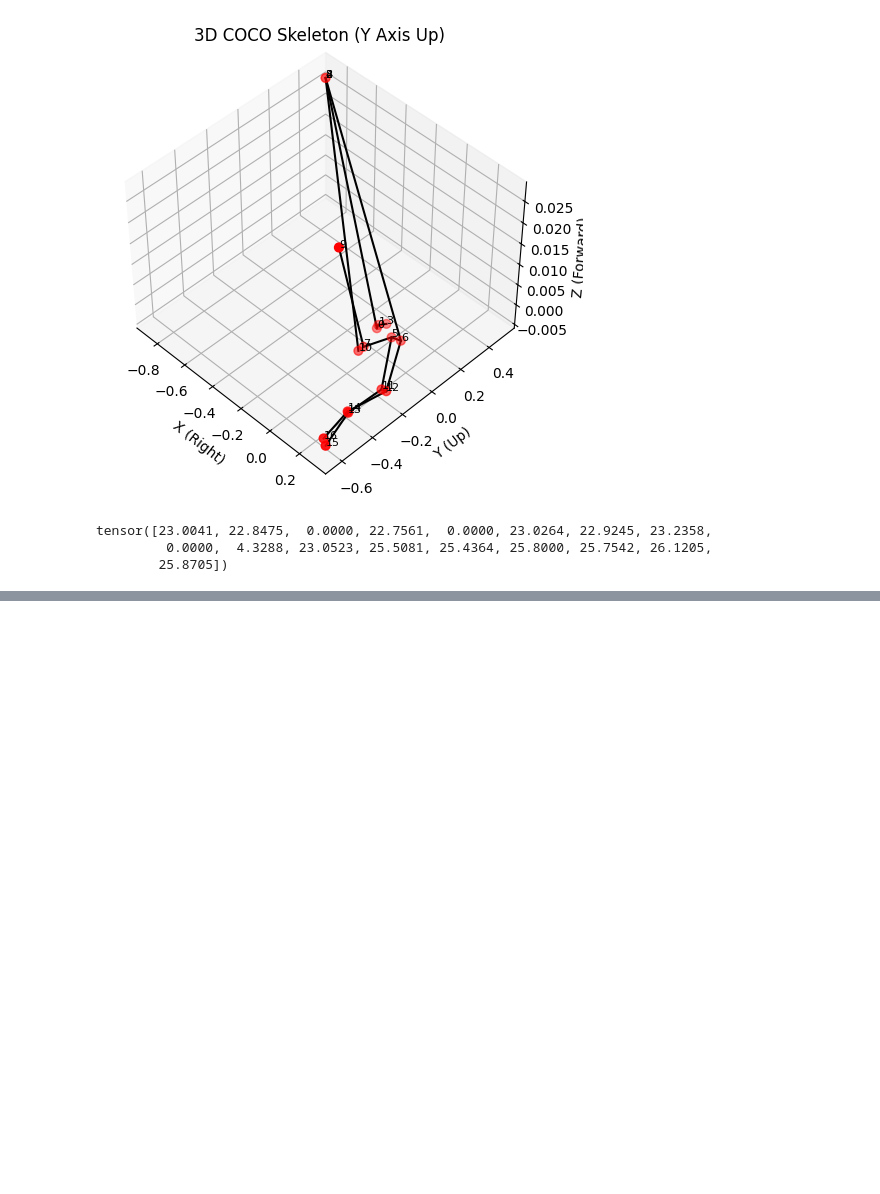
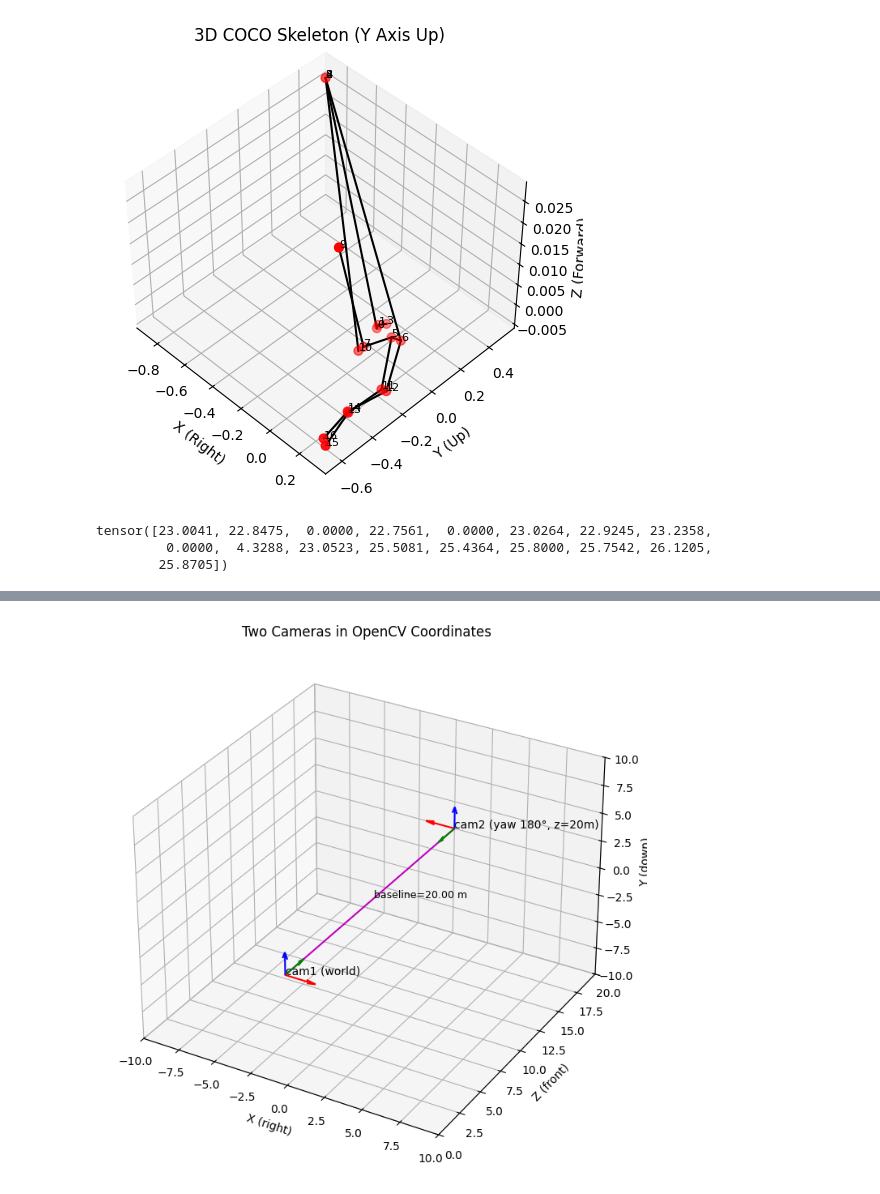
Before and after one commit to ChenKaiXuSan/Skiing_Analysis_PyTorch, a Jupyter notebook: analysis/wrold_pose.ipynb, the cells around one changed output, grey strips where cells are left out. Saved outputs shown, nothing was run; the diff lists cells and outputs as text; code cells hidden in the pictures; blank space fills up the shorter version.

```diff
--- a/analysis/wrold_pose.ipynb
+++ b/analysis/wrold_pose.ipynb
@@ -524,0 +634,91 @@ fig.show()
+# %%
+import numpy as np
+import matplotlib.pyplot as plt
+
+# ---------- Math utils ----------
+def Ry(theta):
+    c, s = np.cos(theta), np.sin(theta)
+    return np.array([[c,0,s],[0,1,0],[-s,0,c]], dtype=float)
+
+def pose_from_center_R(C, R):
+    C = np.asarray(C, dtype=float).reshape(3,1)
+    return R, -R @ C
+
+def camera_center_from_RT(R, T):
+    return (-R.T @ T).ravel()
+
+# ---------- Drawing utils ----------
+def set_equal_3d(ax, X):
+    mins = X.min(axis=0)
+    maxs = X.max(axis=0)
+    ctr  = (mins + maxs) / 2.0
+    r    = (maxs - mins).max() / 2.0
+    ax.set_xlim(ctr[0]-r, ctr[0]+r)
+    ax.set_ylim(ctr[1]-r, ctr[1]+r)
+    ax.set_zlim(ctr[2]-r, ctr[2]+r)
+
+def draw_frame(ax, R, C, scale=1.0, label=None):
+    """Draw camera axes (x=red, y=green, z=blue)."""
+    Rcw = R.T   # camera->world
+    o = np.asarray(C, float).reshape(3,)
+    axes = Rcw * scale
+    colors = ['r','g','b']
+    for i, col in enumerate(colors):
+        ax.quiver(o[0], o[1], o[2], axes[0,i], axes[1,i], axes[2,i], color=col)
+    if label:
+        ax.text(o[0], o[1], o[2], label, fontsize=10)
+
+# ---------- Input (OpenCV convention) ----------
+# Left camera = world
+R1 = np.eye(3)
+T1 = np.zeros((3,1))
+C1 = np.zeros((3,))
+
+# Right camera: at z=20m and yaw 180° (对视)
+C2_world = np.array([0,0,20.0])
+R2 = Ry(np.deg2rad(180))
+R2, T2 = pose_from_center_R(C2_world, R2)
+
+# ---------- Coordinate system conversion (OpenCV -> Matplotlib) ----------
+# OpenCV: X right, Y down, Z forward
+# Matplotlib: X right, Y forward, Z up
+R_convert = np.array([
+    [1, 0, 0],
+    [0, 0, 1],
+    [0,-1, 0]
+])
+
+def change_basis_RT(R, T, S):
+    # R' = S R S^{-1}  (S is orthonormal -> S^{-1} = S^T)
+    Rn = S @ R @ S.T
+    Tn = S @ T
+    return Rn, Tn
+
+R1p, T1p = change_basis_RT(R1, T1, R_convert)
+R2p, T2p = change_basis_RT(R2, T2, R_convert)
+C1p = camera_center_from_RT(R1p, T1p)
+C2p = camera_center_from_RT(R2p, T2p)
+
+# ---------- Plot ----------
+fig = plt.figure(figsize=(8,7))
+ax = fig.add_subplot(111, projection='3d')
+
+draw_frame(ax, R1p, C1p, scale=2.0, label="cam1 (world)")
+draw_frame(ax, R2p, C2p, scale=2.0, label="cam2 (yaw 180°, z=20m)")
+
+# baseline
+ax.plot([C1p[0],C2p[0]], [C1p[1],C2p[1]], [C1p[2],C2p[2]], color='m')
+ax.text(*(C1p+(C2p-C1p)/2), f"baseline={np.linalg.norm(C2p-C1p):.2f} m", fontsize=9)
+
+all_pts = np.vstack([C1p.reshape(1,3), C2p.reshape(1,3)])
+set_equal_3d(ax, all_pts)
+
+ax.set_xlabel("X (right)")
+ax.set_ylabel("Z (front)")   # OpenCV习惯：y向下
+ax.set_zlabel("Y (down)")
+ax.set_title("Two Cameras in OpenCV Coordinates")
+
+plt.tight_layout()
+plt.show()
+# %% [output]
+[figure, added]
```
Also changed, not shown: parts of 1 cell of this notebook, 6 other files.
